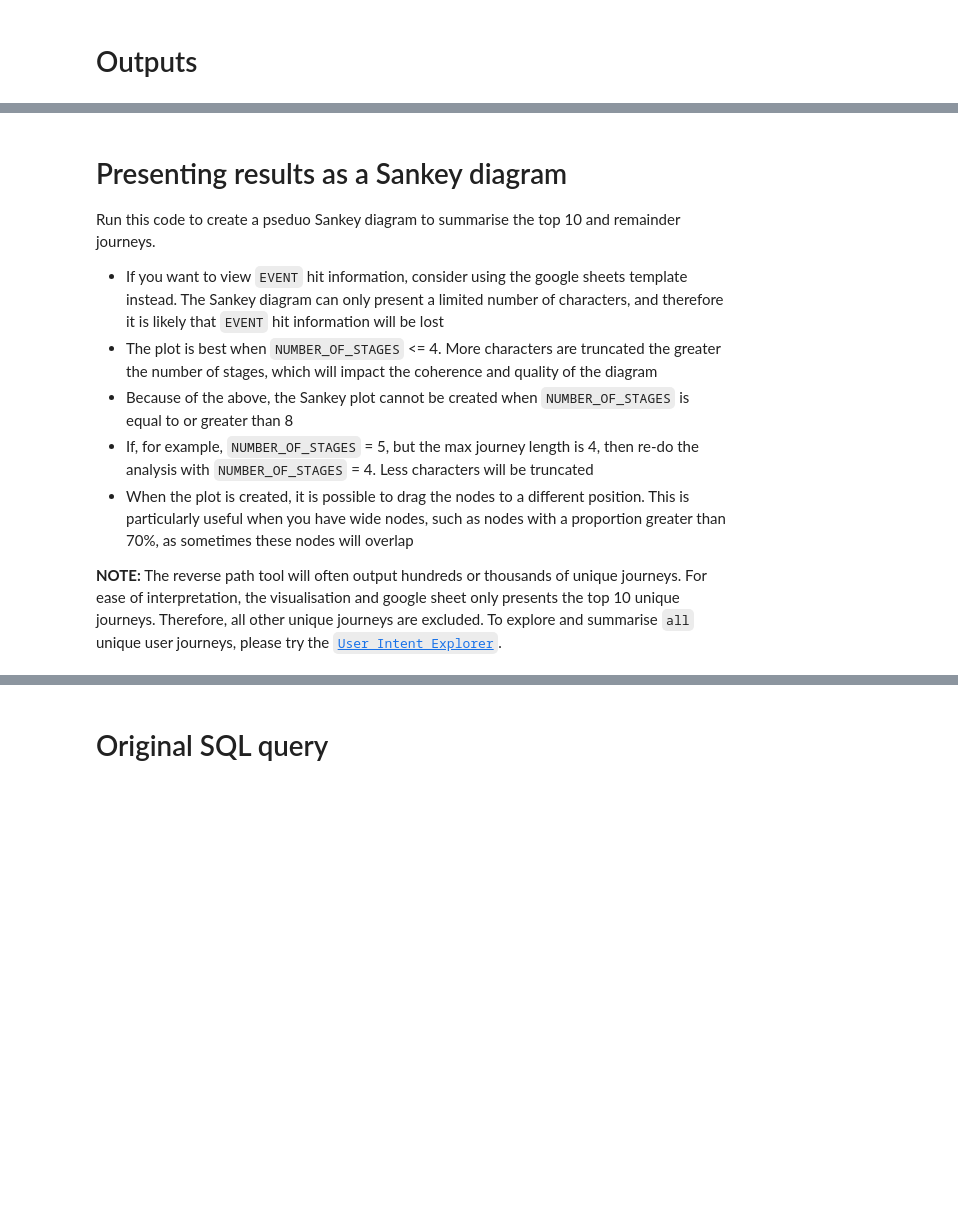
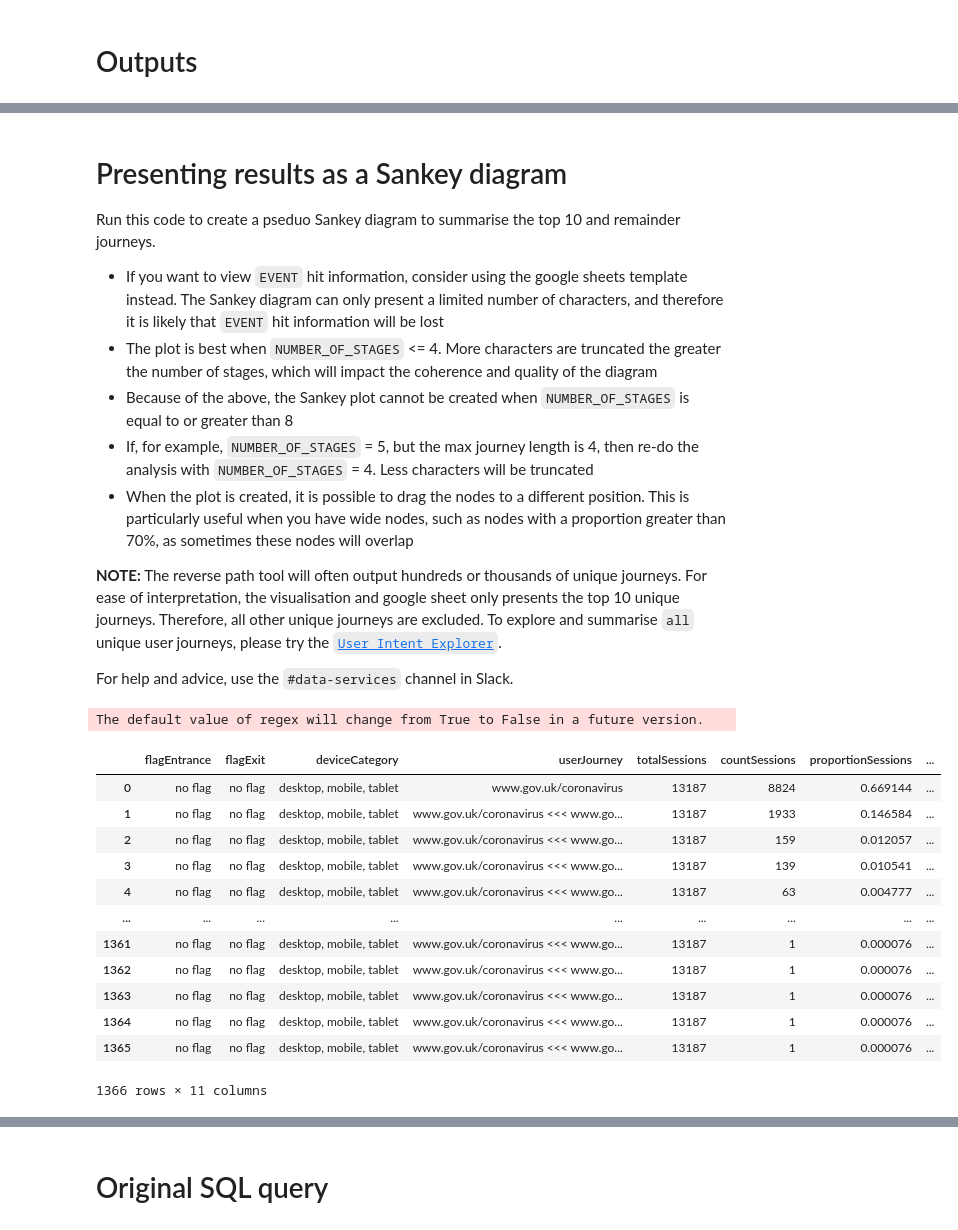
Before and after one commit to alphagov/govuk-user-journey-analysis-tools, a Jupyter notebook: notebooks/Reverse-path-tool.ipynb, the cells around one changed output, grey strips where cells are left out. Cells and saved outputs as stored; diff of their text form; code cells hidden in the pictures; blank space fills up the shorter version.

```diff
--- a/notebooks/Reverse-path-tool.ipynb
+++ b/notebooks/Reverse-path-tool.ipynb
@@ -103,19 +103,19 @@ auth.authenticate_user()
 # %%
 # @markdown ## Set query parameters
 # @markdown Define the start and end dates
-START_DATE = "2022-04-01"  # @param {type:"date"}
-END_DATE = "2022-04-01"  # @param {type:"date"}
+START_DATE = "2022-06-01"  # @param {type:"date"}
+END_DATE = "2022-06-01"  # @param {type:"date"}
 
-# @markdown Set the desired page path - must start with '/'
-# @markdown <br><i>NOTE: This must start with the domain e.g. www.gov.uk/coronavirus, signin.account.gov.uk/enter-password
-DESIRED_PAGE = "www.gov.uk/"  # @param {type:"string"}
+# @markdown Set the desired page path
+# @markdown <br><i>NB: This must start with the domain e.g. `www.gov.uk/coronavirus`, `signin.account.gov.uk/enter-password`
+DESIRED_PAGE = "www.gov.uk/coronavirus"  # @param {type:"string"}
 
 # @markdown Set the hit to the desired page in the session; select one option only
 FIRST_HIT = True  # @param {type:"boolean"}
 LAST_HIT = False  # @param {type:"boolean"}
 
 # @markdown Set the number of pages, including `DESIRED_PAGE` to include in the subsetted journeys
-NUMBER_OF_STAGES =   5# @param {type:"integer"}
+NUMBER_OF_STAGES =   4# @param {type:"integer"}
 
 # @markdown Set the page types; at least one must be checked
 PAGE_TYPE = True  # @param {type:"boolean"}
@@ -142,10 +142,10 @@ EVENT_ACTION = False  # @param {type:"boolean"}
 EVENT_LABEL = False  # @param {type:"boolean"}
 
 # @markdown Include entrance page flag
-ENTRANCE_PAGE = True  # @param {type:"boolean"}
+ENTRANCE_PAGE = False  # @param {type:"boolean"}
 
 # @markdown Include exit page flag
-EXIT_PAGE = True  # @param {type:"boolean"}
+EXIT_PAGE = False  # @param {type:"boolean"}
 
 # @markdown Remove page refreshes when determining the last visit to `DESIRED_PAGE`
 REMOVE_DESIRED_PAGE_REFRESHES = True  # @param {type:"boolean"}
@@ -465,6 +487,32 @@ Run this code to create a pseduo Sankey diagram to summarise the top 10 and rema
 * When the plot is created, it is possible to drag the nodes to a different position. This is particularly useful when you have wide nodes, such as nodes with a proportion greater than 70%, as sometimes these nodes will overlap
 
 **NOTE:** The reverse path tool will often output hundreds or thousands of unique journeys. For ease of interpretation, the visualisation and google sheet only presents the top 10 unique journeys. Therefore, all other unique journeys are excluded. To explore and summarise `all` unique user journeys, please try the [`User Intent Explorer`](https://colab.research.google.com/drive/1xW7uEXpkDfrqAsUBcKMwQcvLit-dUpbx#forceEdit=true&sandboxMode=true).
+
+For help and advice, use the `#data-services` channel in Slack.
+# %%
+# Plot without the domain, as otherwise page paths aren't clearly displayed
+df_no_domain = df.copy()
+
+for column in df_no_domain:
+  if column.startswith("goal"):
+    df_no_domain[column] = df_no_domain[column].str.replace(r'^[^/]*/', '/')
+
+df_no_domain
+# %% [output]
+The default value of regex will change from True to False in a future version.
+|  | flagEntrance | flagExit | deviceCategory | userJourney | totalSessions | countSessions | proportionSessions | ... |
+| 0 | no flag | no flag | desktop, mobile, tablet | www.gov.uk/coronavirus | 13187 | 8824 | 0.669144 | ... |
+| 1 | no flag | no flag | desktop, mobile, tablet | www.gov.uk/coronavirus <<< www.go... | 13187 | 1933 | 0.146584 | ... |
+| 2 | no flag | no flag | desktop, mobile, tablet | www.gov.uk/coronavirus <<< www.go... | 13187 | 159 | 0.012057 | ... |
+| 3 | no flag | no flag | desktop, mobile, tablet | www.gov.uk/coronavirus <<< www.go... | 13187 | 139 | 0.010541 | ... |
+| 4 | no flag | no flag | desktop, mobile, tablet | www.gov.uk/coronavirus <<< www.go... | 13187 | 63 | 0.004777 | ... |
+| ... | ... | ... | ... | ... | ... | ... | ... | ... |
+| 1361 | no flag | no flag | desktop, mobile, tablet | www.gov.uk/coronavirus <<< www.go... | 13187 | 1 | 0.000076 | ... |
+| 1362 | no flag | no flag | desktop, mobile, tablet | www.gov.uk/coronavirus <<< www.go... | 13187 | 1 | 0.000076 | ... |
+| 1363 | no flag | no flag | desktop, mobile, tablet | www.gov.uk/coronavirus <<< www.go... | 13187 | 1 | 0.000076 | ... |
+| 1364 | no flag | no flag | desktop, mobile, tablet | www.gov.uk/coronavirus <<< www.go... | 13187 | 1 | 0.000076 | ... |
+| 1365 | no flag | no flag | desktop, mobile, tablet | www.gov.uk/coronavirus <<< www.go... | 13187 | 1 | 0.000076 | ... |
+1366 rows × 11 columns
 # %%
 # Raise an error if `NUMBER_OF_STAGES` >= 8
 assert NUMBER_OF_STAGES < 8, f"`NUMBER_OF_STAGES` must be equal to or less than 7"
```
Also changed, not shown: parts of 11 cells of this notebook, 1 other file.
